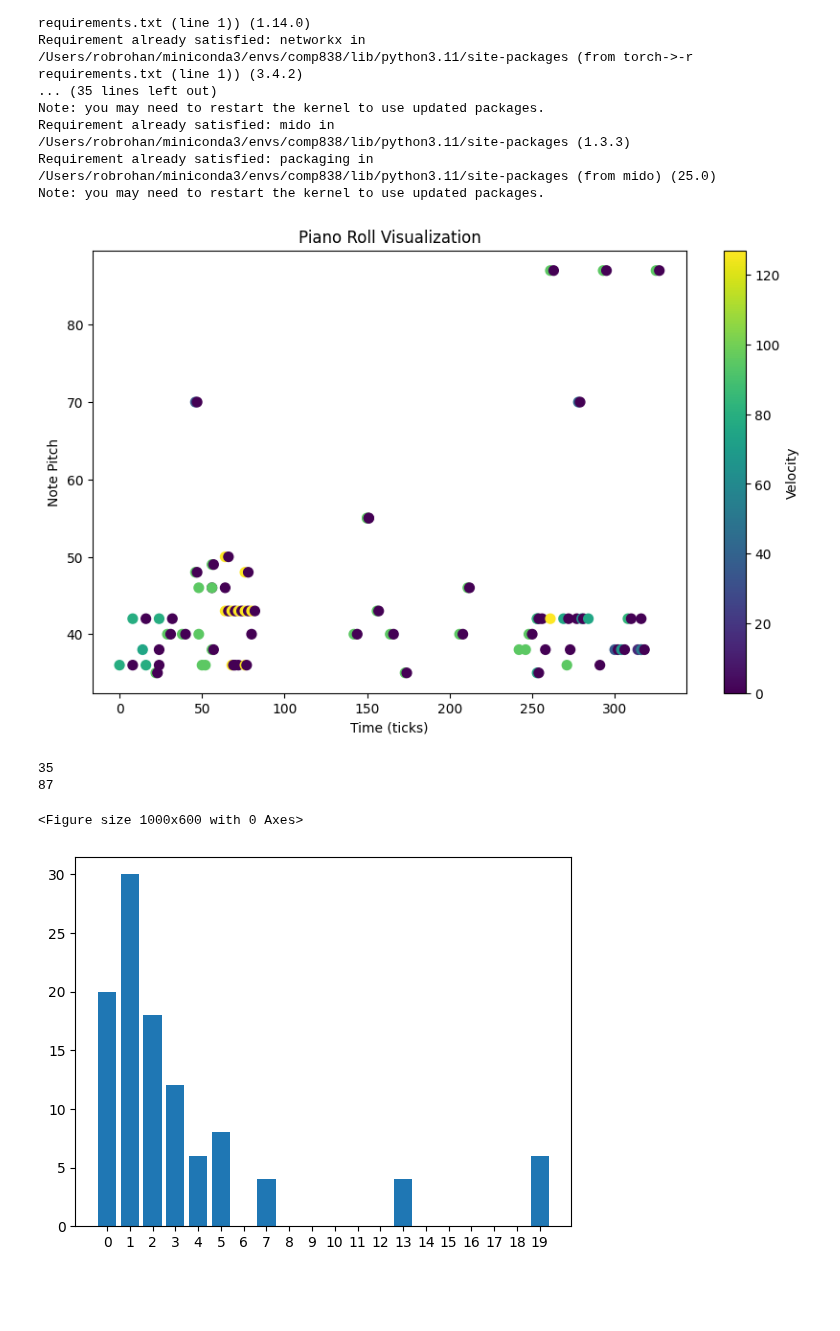
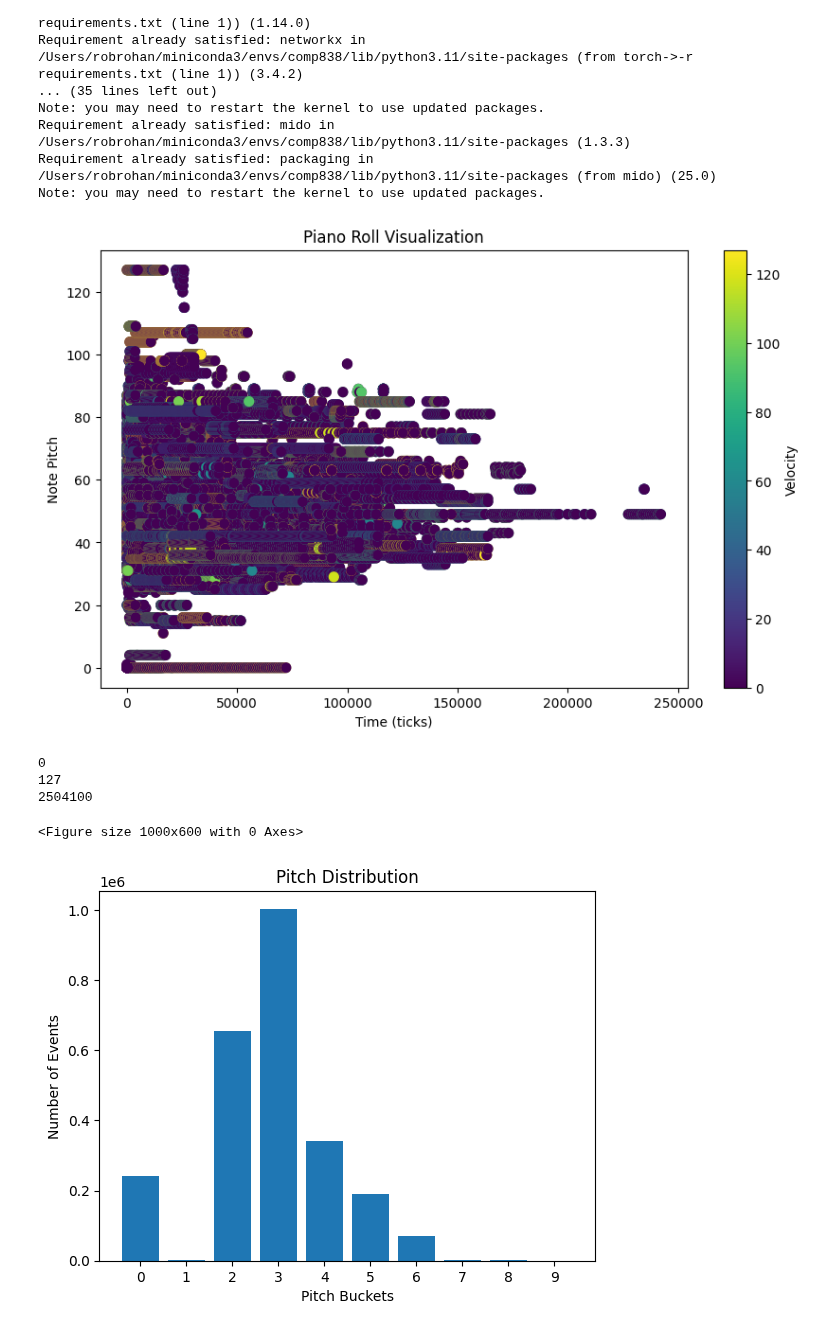
Before and after one commit to robrohan/AUT, a Jupyter notebook: Report2/X_visualize.ipynb, the cells around one changed output. Drawn from its saved outputs; the diff is of its cells as text; code cells hidden in the pictures; blank space fills up the shorter version.

Commit message:
Adding some visuals

```diff
--- a/Report2/X_visualize.ipynb
+++ b/Report2/X_visualize.ipynb
@@ -22,10 +22,12 @@ Note: you may need to restart the kernel to use updated packages.
 # %%
 import mido
 import matplotlib.pyplot as plt
+from pathlib import Path
 import numpy as np
 
 # Load midi file
-mid = mido.MidiFile('output/model_output.mid')
+# mid = mido.MidiFile('output/model_output.mid')
+# mid = mido.MidiFile('drums/1.mid')
 
 # Lists to store data
 times = []
@@ -33,20 +35,22 @@ pitches = []
 velocities = []
 event_types = []
 
-time_so_far = 0
-for track in mid.tracks:
-    for msg in track:
-        time_so_far += msg.time
-        if msg.type == 'note_on':
-            times.append(time_so_far)
-            pitches.append(msg.note)
-            velocities.append(msg.velocity)
-            event_types.append('note_on')
-        elif msg.type == 'note_off':
-            times.append(time_so_far)
-            pitches.append(msg.note)
-            velocities.append(0)  # Velocity is 0 for note off
-            event_types.append('note_off')
+for path in Path('drums/').rglob('*.mid'):
+    mid = mido.MidiFile(path)
+    time_so_far = 0
+    for track in mid.tracks:
+        for msg in track:
+            time_so_far += msg.time
+            if msg.type == 'note_on':
+                times.append(time_so_far)
+                pitches.append(msg.note)
+                velocities.append(msg.velocity)
+                event_types.append('note_on')
+            elif msg.type == 'note_off':
+                times.append(time_so_far)
+                pitches.append(msg.note)
+                velocities.append(0)  # Velocity is 0 for note off
+                event_types.append('note_off')
 
 # Create a piano roll plot
 plt.figure(figsize=(10, 6))
@@ -57,32 +61,42 @@ plt.title('Piano Roll Visualization')
 plt.colorbar(label='Velocity')
 plt.show()
 # %% [output]
-[figure, old version]
+[figure, new version]
 # %%
 print(min(pitches))
 print(max(pitches))
 
-bins = 20
-p = map(lambda x: x / min(pitches) / bins, pitches)
-counts, _ = np.histogram(list(p), bins=bins)
+print(len(pitches))
+
+bins = 10
+# p = map(, )
+# p = np.array(list(p))
+# x = np.array([1, 2, 3, 4, 5])
+x = np.array(pitches)
+f = lambda x: x / (min(pitches)+.000000001) / bins
+p = f(x)
+
+counts, _ = np.histogram(p, bins=bins)
 
 # Create a piano roll plot
 plt.figure(figsize=(10, 6))
 # plt.scatter(times, pitches, c=velocities, cmap='viridis', s=50)
 # plt.plot(pitches)
 # plt.plot(velocities)
 
 fig, ax = plt.subplots()
 x_labels = [f"{i}" for i in range(bins)]
 ax.bar(x_labels, counts)
+# plt.hist(p)
 
-# plt.xlabel('Time (ticks)')
-# plt.ylabel('Note Pitch')
-# plt.title('Piano Roll Visualization')
+plt.xlabel('Pitch Buckets')
+plt.ylabel('Number of Events')
+plt.title('Pitch Distribution')
 # plt.colorbar(label='Velocity')
 plt.show()
 # %% [output]
-35
-87
+0
+127
+2504100
 <Figure size 1000x600 with 0 Axes>
-[figure, old version]
+[figure, new version]
```
